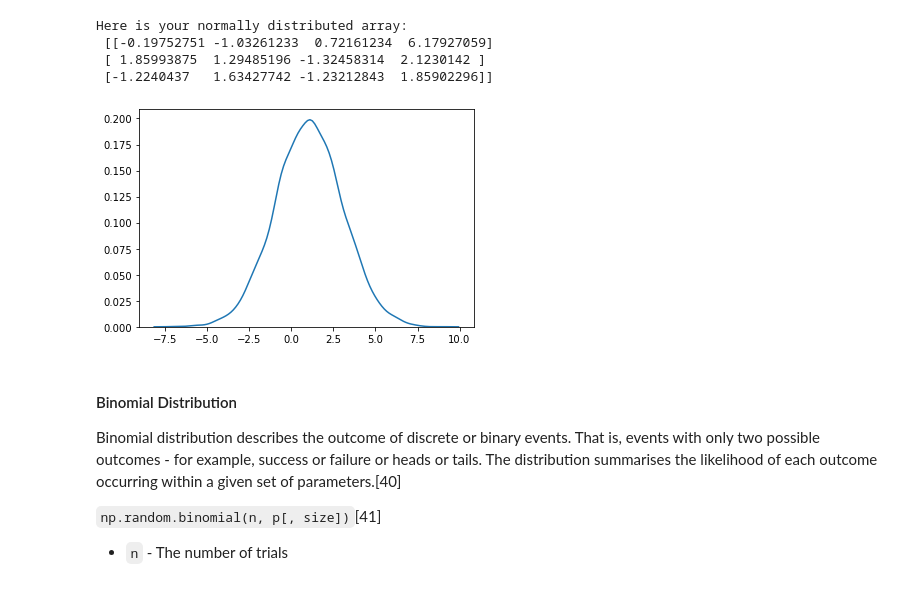
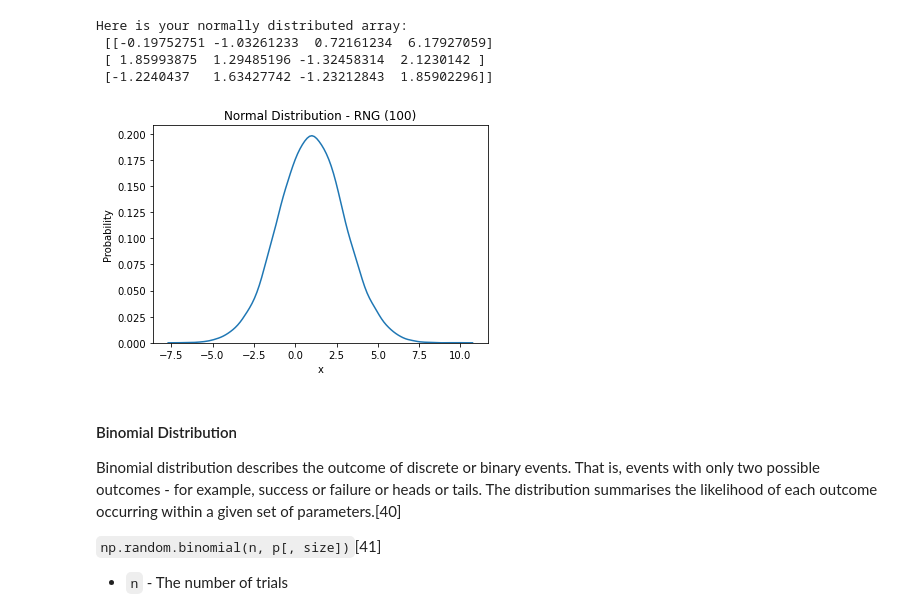
Before and after one commit to SharonNicG/52465-Assignment, a Jupyter notebook: NumPy-Random Assignment.ipynb, the cells around one changed output. Saved outputs shown, nothing was run; the diff lists cells and outputs as text; code cells hidden in the pictures.

```diff
--- a/NumPy-Random Assignment.ipynb
+++ b/NumPy-Random Assignment.ipynb
@@ -531,12 +533,14 @@ Here is your normally distributed array:
 # %%
 # Here we request an array of 10,000 randomly generated numbers
 # with an average value of 1, a standard deviation from this of 2
 # to be presented on a normal distribution plot
 sns.distplot(np.random.normal(loc=1, scale=2, size=10000), hist=False, kde=True)
-
+plt.title('Normal Distribution - RNG (100)')
+plt.xlabel('x')
+plt.ylabel('Probability')
 plt.show()
 # %% [output]
-[figure, old version]
+[figure, new version]
 # %% [markdown]
 #### Binomial Distribution<a class="anchor" id="binomial"></a>
 
```
Also changed, not shown: parts of 15 cells of this notebook.
